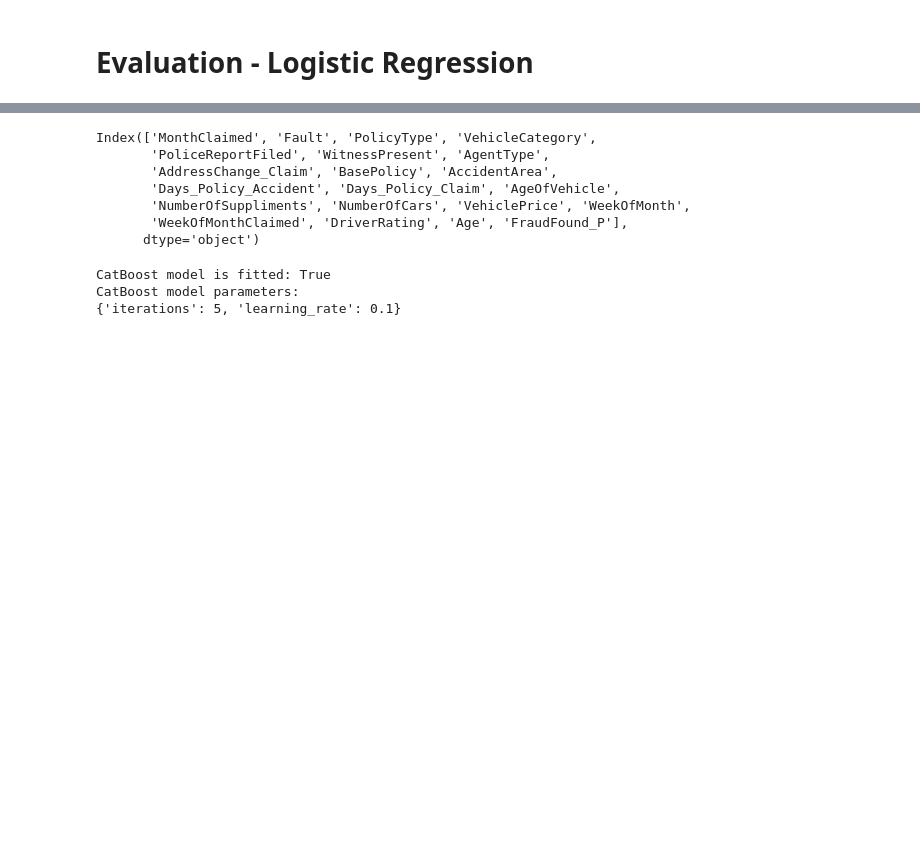
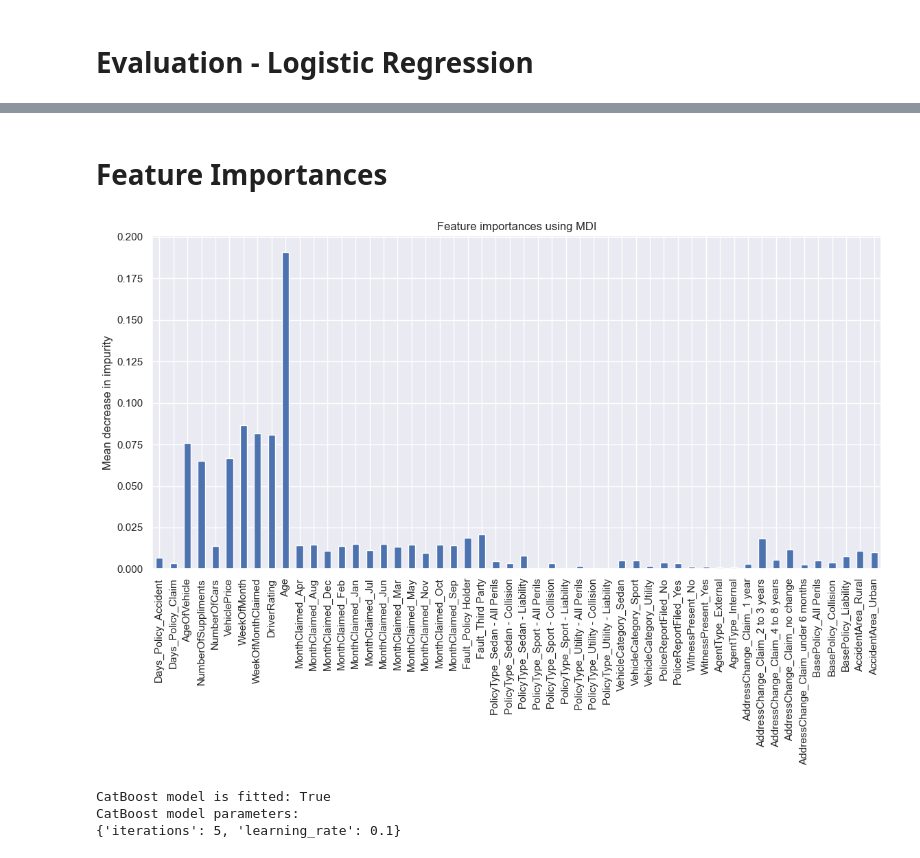
Before and after one commit to smirs/car-insurance-fraud-detection, a Jupyter notebook: fraud_detection.ipynb, the cells around one changed output, grey strips where cells are left out. Drawn from its saved outputs; the diff is of its cells as text; code cells hidden in the pictures; blank space fills up the shorter version.

Commit message:
Building out models

```diff
--- a/fraud_detection.ipynb
+++ b/fraud_detection.ipynb
@@ -602,13 +627,19 @@ plt.show()
-# %%
-my_data.columns
-# %% [output]
-Index(['MonthClaimed', 'Fault', 'PolicyType', 'VehicleCategory',
-       'PoliceReportFiled', 'WitnessPresent', 'AgentType',
-       'AddressChange_Claim', 'BasePolicy', 'AccidentArea',
-       'Days_Policy_Accident', 'Days_Policy_Claim', 'AgeOfVehicle',
-       'NumberOfSuppliments', 'NumberOfCars', 'VehiclePrice', 'WeekOfMonth',
-       'WeekOfMonthClaimed', 'DriverRating', 'Age', 'FraudFound_P'],
-      dtype='object')
+# %% [markdown]
+# Feature Importances
+# %%
+my_features = model_data_encoded. loc[:, model_data_encoded.columns != "FraudFound_P"].columns
+# %%
+importances = model.feature_importances_
+
+forest_importances = pd.Series(importances, index=my_features)
+
+fig, ax = plt.subplots()
+forest_importances.plot.bar(ax=ax)
+ax.set_title("Feature importances using MDI")
+ax.set_ylabel("Mean decrease in impurity")
+fig.tight_layout()
+# %% [output]
+[figure, added]
 # %%
 # Data Modeling - CatBoost
 
```
Also changed, not shown: parts of 9 cells of this notebook, 4 other files.
